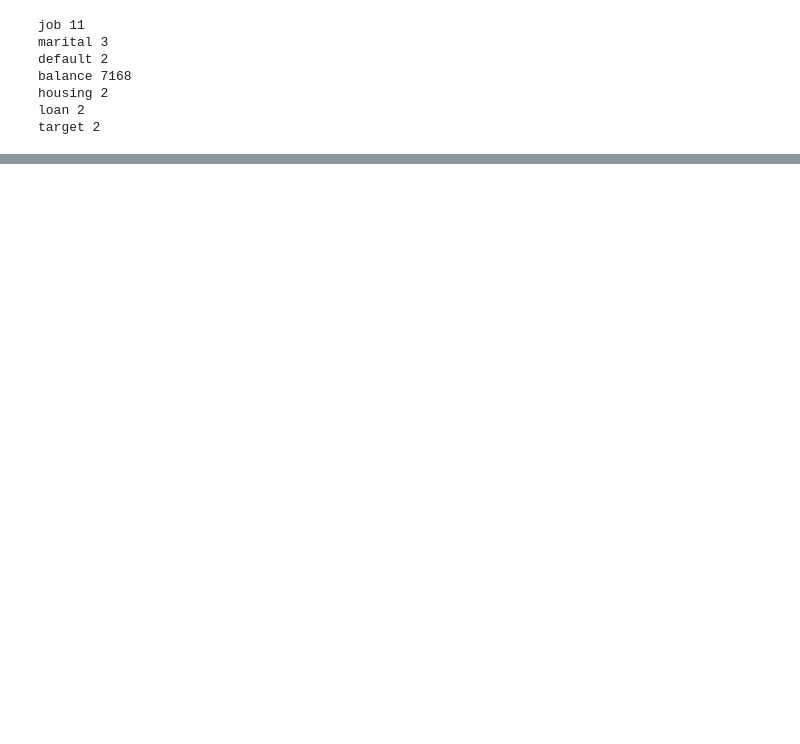
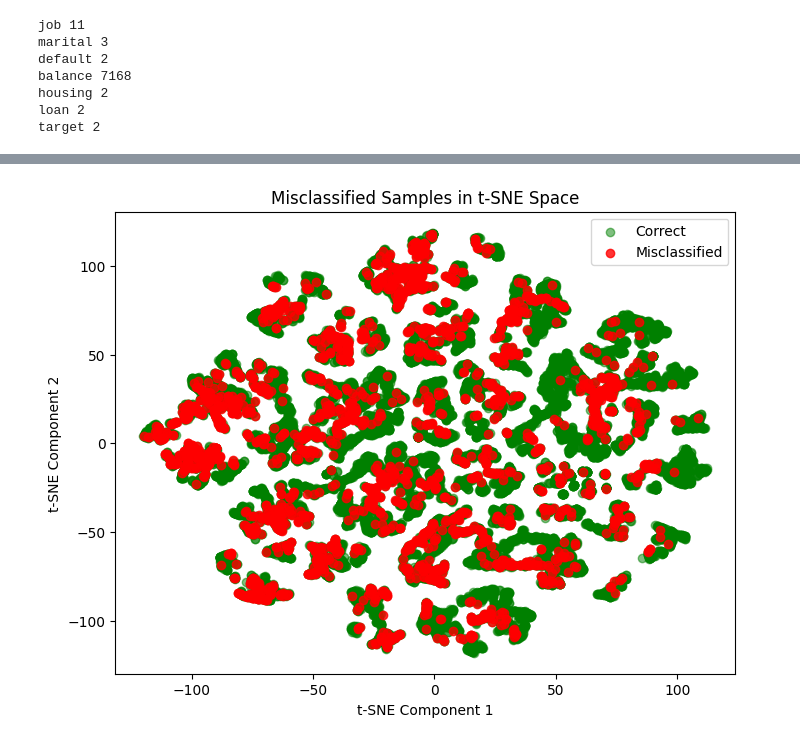
Before and after one commit to btechness/python_programming, a Jupyter notebook: bankmarketing_uci_random_forest.ipynb, the cells around one changed output, grey strips where cells are left out. Saved outputs shown, nothing was run; the diff lists cells and outputs as text; code cells hidden in the pictures; blank space fills up the shorter version.

```diff
--- a/bankmarketing_uci_random_forest.ipynb
+++ b/bankmarketing_uci_random_forest.ipynb
@@ -236,0 +282,15 @@ print(confusion_matrix(d,pred_test))
+# %%
+scaler=StandardScaler()
+bt=scaler.fit_transform(b)
+tsne=TSNE(n_components=2,perplexity=30,random_state=42)
+X_test_tsne=tsne.fit_transform(bt)
+plt.figure(figsize=(8, 6))
+plt.scatter(X_test_tsne[correct_idx,0],X_test_tsne[correct_idx,1],color='green',label="Correct",alpha=0.5)
+plt.scatter(X_test_tsne[incorrect_idx,0],X_test_tsne[incorrect_idx,1],color='red', label="Misclassified",alpha=0.8)
+plt.xlabel("t-SNE Component 1")
+plt.ylabel("t-SNE Component 2")
+plt.title("Misclassified Samples in t-SNE Space")
+plt.legend()
+plt.show()
+# %% [output]
+[figure, added]
```
Also changed, not shown: parts of 31 cells of this notebook.
